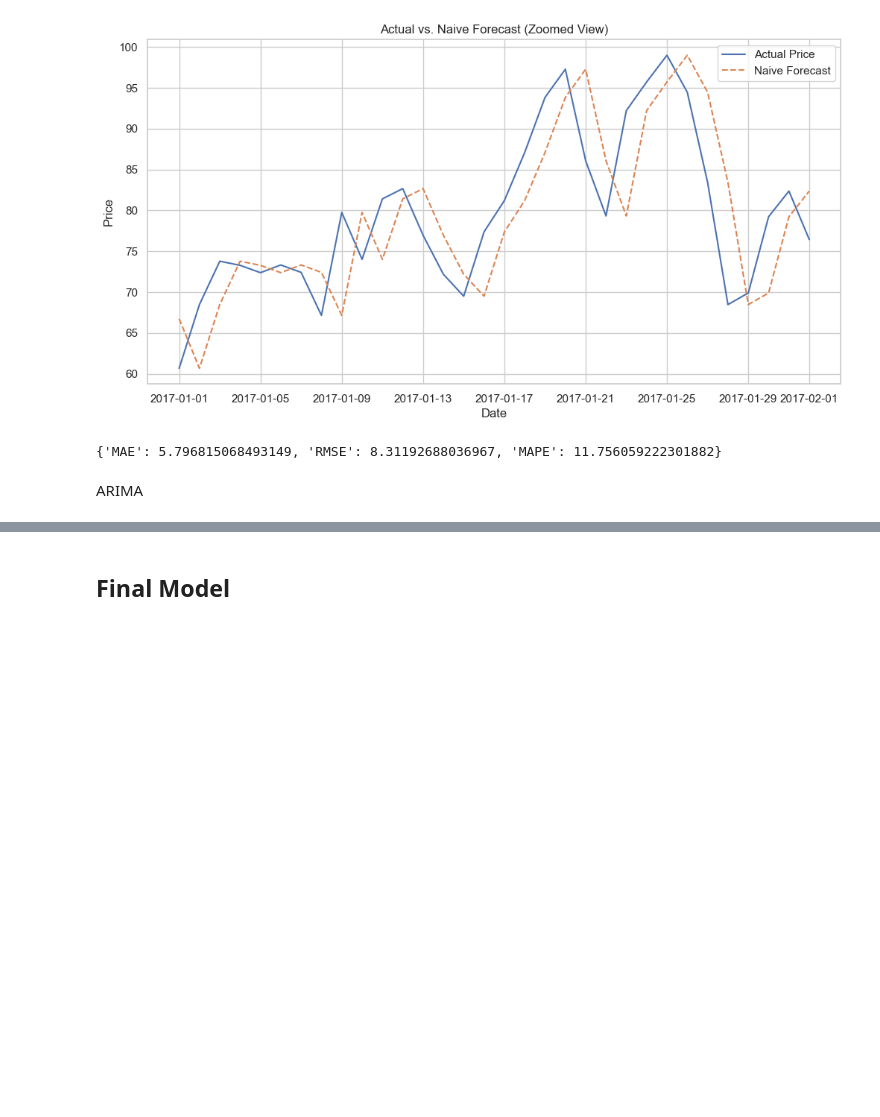
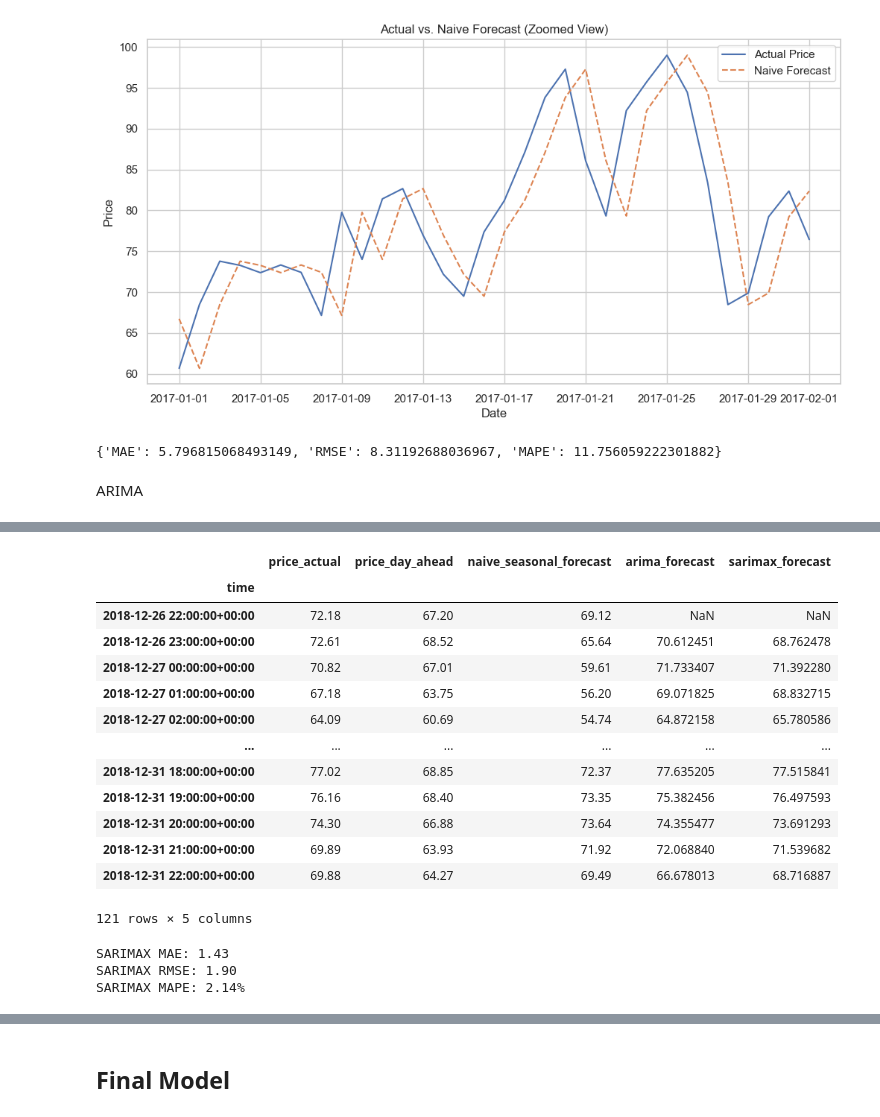
Before and after one commit to MattHendo/Time-Series-Energy-Markets, a Jupyter notebook: Time_Series_Energy_Markets.ipynb, the cells around one changed output, grey strips where cells are left out. Drawn from its saved outputs; the diff is of its cells as text; code cells hidden in the pictures; blank space fills up the shorter version.

```diff
--- a/Time_Series_Energy_Markets.ipynb
+++ b/Time_Series_Energy_Markets.ipynb
@@ -622,0 +768,45 @@ SARIMAX
+# %%
+# Create a full-length prediction series for SARIMAX (same index as data_target)
+full_sarimax_pred_series = pd.Series(index=data_target.index, dtype=float)
+
+# Insert SARIMAX predictions only into the test portion
+full_sarimax_pred_series.loc[test.index] = predictions
+
+# Add SARIMAX forecasts to data_target
+data_target['sarimax_forecast'] = full_sarimax_pred_series
+
+# Optional: Check the last few entries to confirm alignment
+display(data_target.tail(121))
+
+from sklearn.metrics import mean_absolute_error, mean_squared_error
+import numpy as np
+
+# Only evaluate where SARIMAX predictions exist
+valid = data_target.dropna(subset=['sarimax_forecast'])
+
+# Compare SARIMAX forecast against the actual prices
+mae = mean_absolute_error(valid['price_actual'], valid['sarimax_forecast'])
+rmse = np.sqrt(mean_squared_error(valid['price_actual'], valid['sarimax_forecast']))
+mape = np.mean(np.abs((valid['price_actual'] - valid['sarimax_forecast']) / valid['price_actual'])) * 100
+
+print(f"SARIMAX MAE: {mae:.2f}")
+print(f"SARIMAX RMSE: {rmse:.2f}")
+print(f"SARIMAX MAPE: {mape:.2f}%")
+# %% [output]
+|  | price_actual | price_day_ahead | naive_seasonal_forecast | arima_forecast | sarimax_forecast |
+| time |  |  |  |  |  |
+| 2018-12-26 22:00:00+00:00 | 72.18 | 67.20 | 69.12 | NaN | NaN |
+| 2018-12-26 23:00:00+00:00 | 72.61 | 68.52 | 65.64 | 70.612451 | 68.762478 |
+| 2018-12-27 00:00:00+00:00 | 70.82 | 67.01 | 59.61 | 71.733407 | 71.392280 |
+| 2018-12-27 01:00:00+00:00 | 67.18 | 63.75 | 56.20 | 69.071825 | 68.832715 |
+| 2018-12-27 02:00:00+00:00 | 64.09 | 60.69 | 54.74 | 64.872158 | 65.780586 |
+| ... | ... | ... | ... | ... | ... |
+| 2018-12-31 18:00:00+00:00 | 77.02 | 68.85 | 72.37 | 77.635205 | 77.515841 |
+| 2018-12-31 19:00:00+00:00 | 76.16 | 68.40 | 73.35 | 75.382456 | 76.497593 |
+| 2018-12-31 20:00:00+00:00 | 74.30 | 66.88 | 73.64 | 74.355477 | 73.691293 |
+| 2018-12-31 21:00:00+00:00 | 69.89 | 63.93 | 71.92 | 72.068840 | 71.539682 |
+| 2018-12-31 22:00:00+00:00 | 69.88 | 64.27 | 69.49 | 66.678013 | 68.716887 |
+121 rows × 5 columns
+SARIMAX MAE: 1.43
+SARIMAX RMSE: 1.90
+SARIMAX MAPE: 2.14%
```
Also changed, not shown: parts of 8 cells of this notebook.
